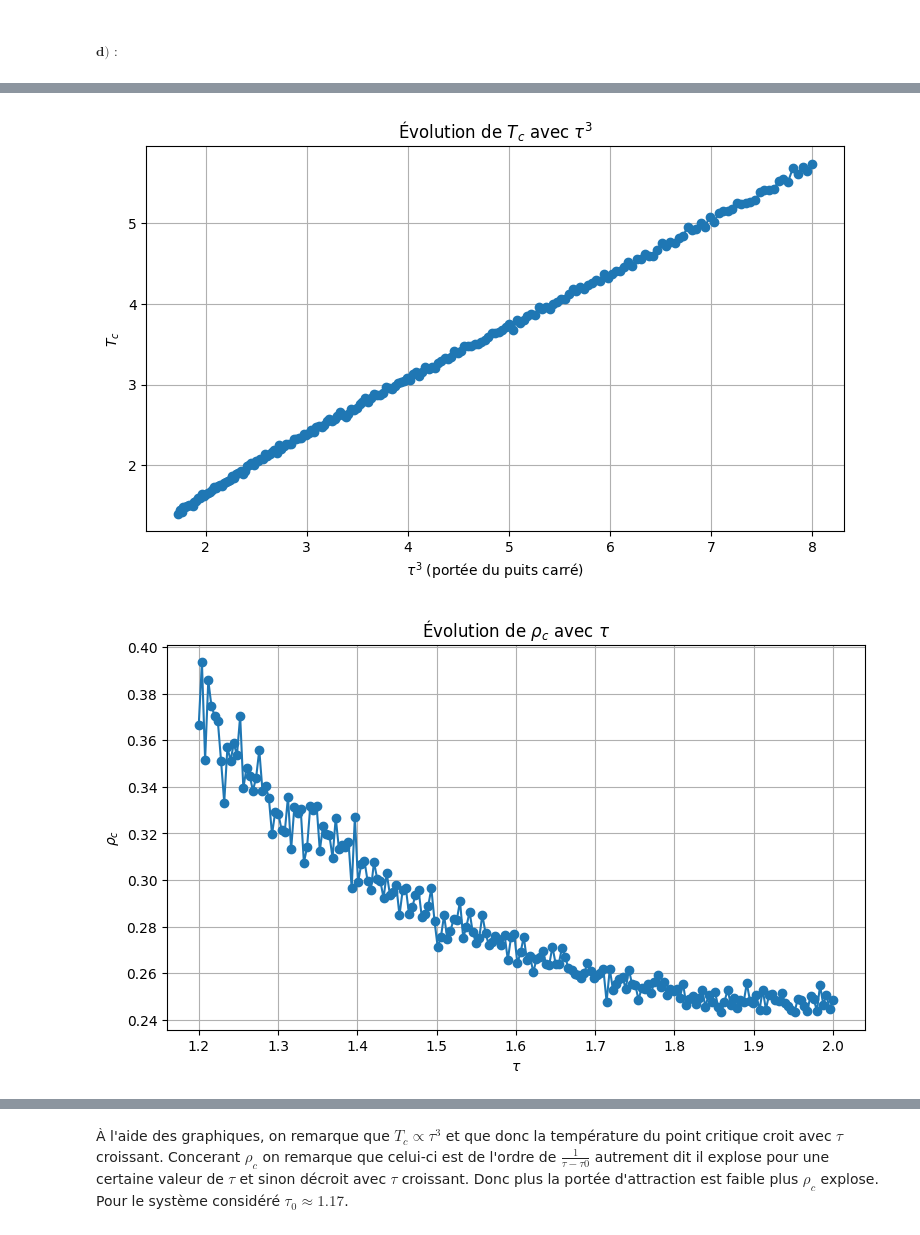
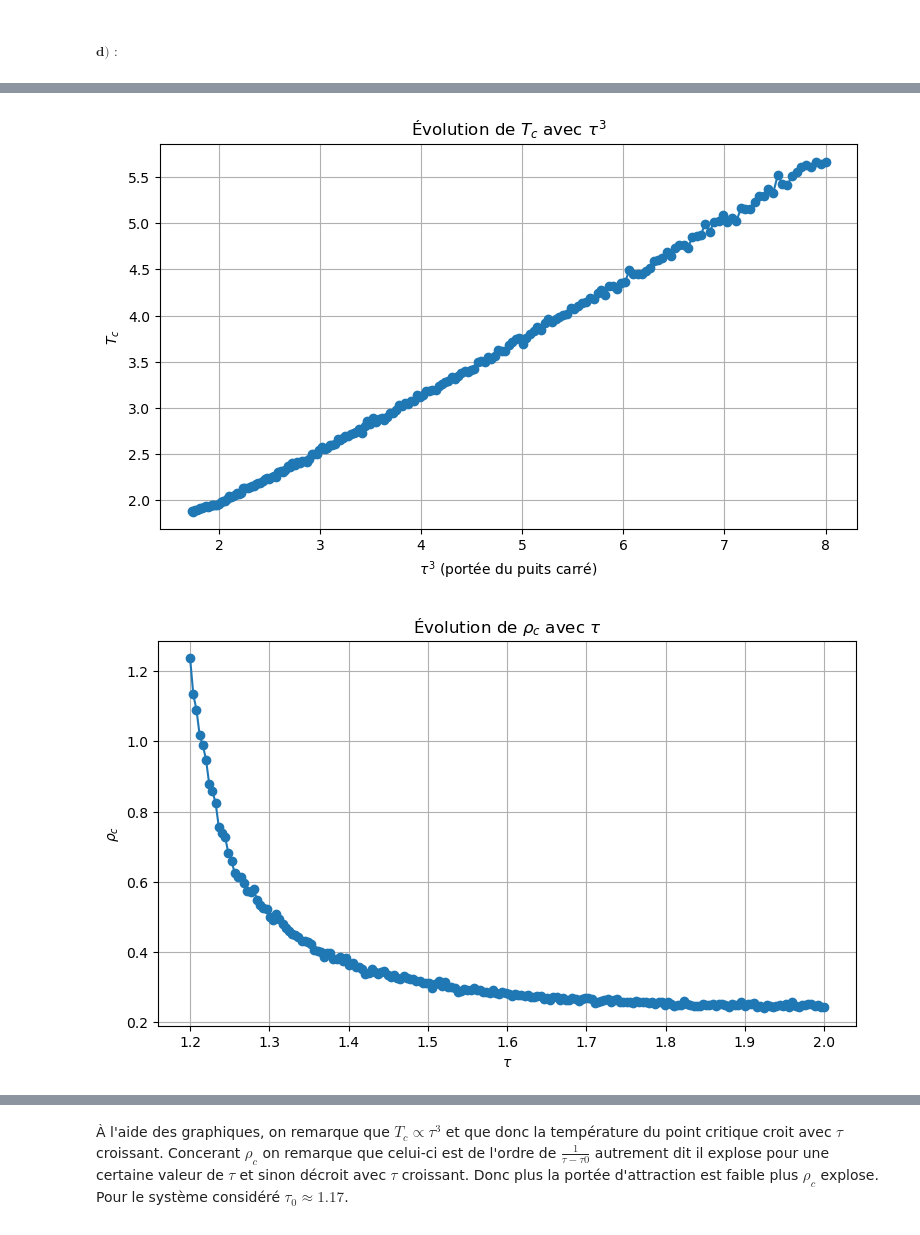
Before and after one commit to ADeslarzes/Homewrok_3, a Jupyter notebook: HW3.ipynb, the cells around one changed output, grey strips where cells are left out. Drawn from its saved outputs; the diff is of its cells as text; code cells hidden in the pictures.

```diff
--- a/HW3.ipynb
+++ b/HW3.ipynb
@@ -700,8 +700,11 @@ def estimate_Tc(f, g, T):
 
     if len(Ts) == 0:
         return T[np.argmin(np.abs(d))]
+    elif len(Ts) == 1:
+        return Ts[0]
     else:
-        return Ts[0]
+        Tc1, Tc2 = Ts[0], Ts[-1] #Pour si du bruit statistique
+        return 0.5 * (Tc1 + Tc2)
 
 def lambda_(T):
     T = np.asarray(T, dtype=float)
@@ -844,7 +847,7 @@ for tau_val in tau_list:
     Tc, rhoc, Pc = compute_critical_for_tau(
         tau=tau_val,
         Ne=20000,
-        nT=200,
+        nT=40,
         T_min=0.5,
         T_max=10.0,
         smooth_win=9
@@ -903,2 +906,2 @@ plt.show()
-[figure, old version]
+[figure, new version]
-[figure, old version]
+[figure, new version]
```
Also changed, not shown: parts of 5 cells of this notebook.
